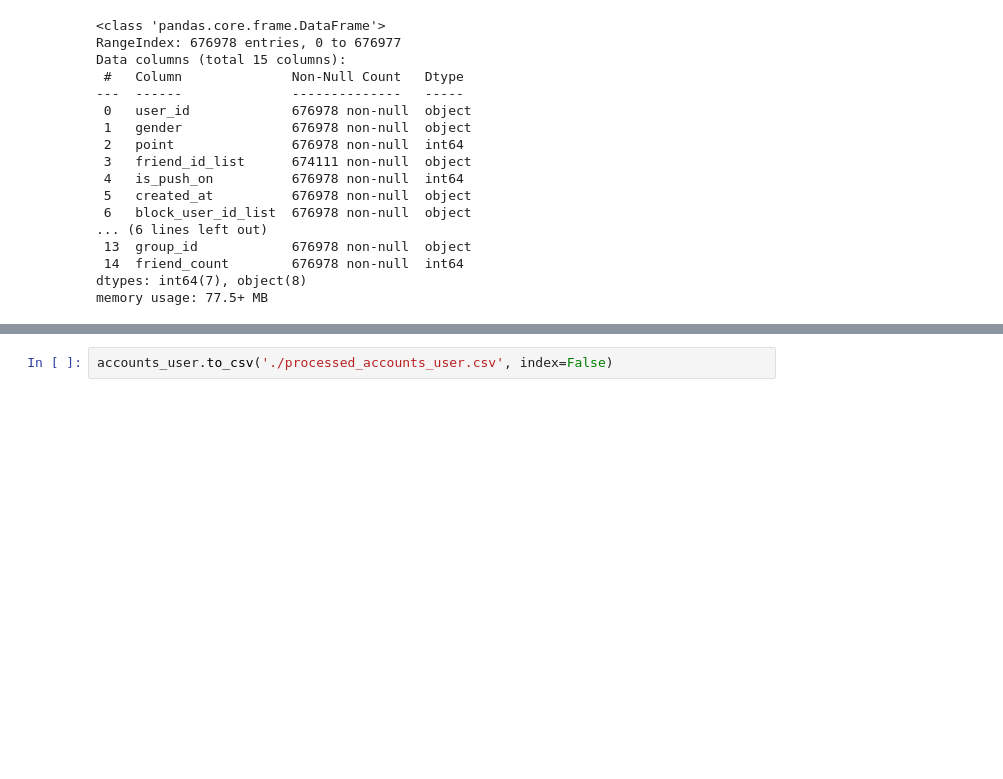
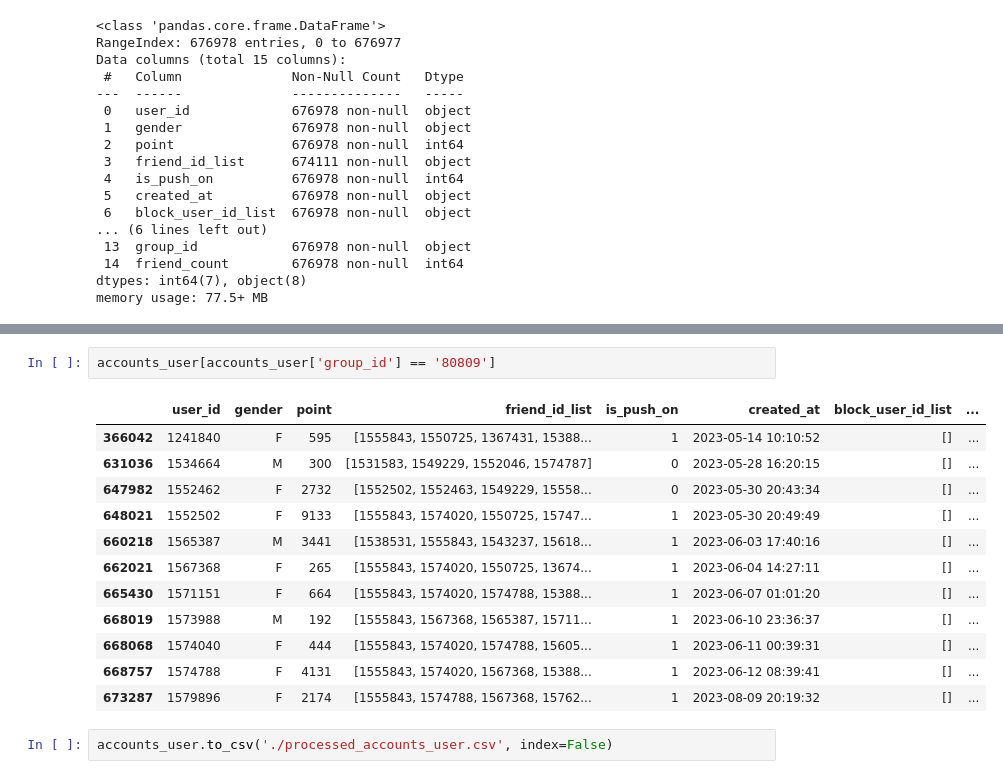
Before and after one commit to EtheriumArchive/Codeit_project, a Jupyter notebook: processed_eunsu_v1.ipynb, the cells around one changed output, grey strips where cells are left out. Drawn from its saved outputs; the diff is of its cells as text; blank space fills up the shorter version.

```diff
--- a/processed_eunsu_v1.ipynb
+++ b/processed_eunsu_v1.ipynb
@@ -419,5 +432,20 @@ accounts_user[accounts_user['group_id'] == '76464']
 # %% [output]
 |  | user_id | gender | point | friend_id_list | is_push_on | created_at | block_user_id_list | ... |
+# %%
+accounts_user[accounts_user['group_id'] == '80809']
+# %% [output]
+|  | user_id | gender | point | friend_id_list | is_push_on | created_at | block_user_id_list | ... |
+| 366042 | 1241840 | F | 595 | [1555843, 1550725, 1367431, 15388... | 1 | 2023-05-14 10:10:52 | [] | ... |
+| 631036 | 1534664 | M | 300 | [1531583, 1549229, 1552046, 1574787] | 0 | 2023-05-28 16:20:15 | [] | ... |
+| 647982 | 1552462 | F | 2732 | [1552502, 1552463, 1549229, 15558... | 0 | 2023-05-30 20:43:34 | [] | ... |
+| 648021 | 1552502 | F | 9133 | [1555843, 1574020, 1550725, 15747... | 1 | 2023-05-30 20:49:49 | [] | ... |
+| 660218 | 1565387 | M | 3441 | [1538531, 1555843, 1543237, 15618... | 1 | 2023-06-03 17:40:16 | [] | ... |
+| 662021 | 1567368 | F | 265 | [1555843, 1574020, 1550725, 13674... | 1 | 2023-06-04 14:27:11 | [] | ... |
+| 665430 | 1571151 | F | 664 | [1555843, 1574020, 1574788, 15388... | 1 | 2023-06-07 01:01:20 | [] | ... |
+| 668019 | 1573988 | M | 192 | [1555843, 1567368, 1565387, 15711... | 1 | 2023-06-10 23:36:37 | [] | ... |
+| 668068 | 1574040 | F | 444 | [1555843, 1574020, 1574788, 15605... | 1 | 2023-06-11 00:39:31 | [] | ... |
+| 668757 | 1574788 | F | 4131 | [1555843, 1574020, 1567368, 15388... | 1 | 2023-06-12 08:39:41 | [] | ... |
+| 673287 | 1579896 | F | 2174 | [1555843, 1574788, 1567368, 15762... | 1 | 2023-08-09 20:19:32 | [] | ... |
 # %%
 accounts_user.to_csv('./processed_accounts_user.csv', index=False)
 # %%
```
Also changed, not shown: parts of 6 cells of this notebook.
